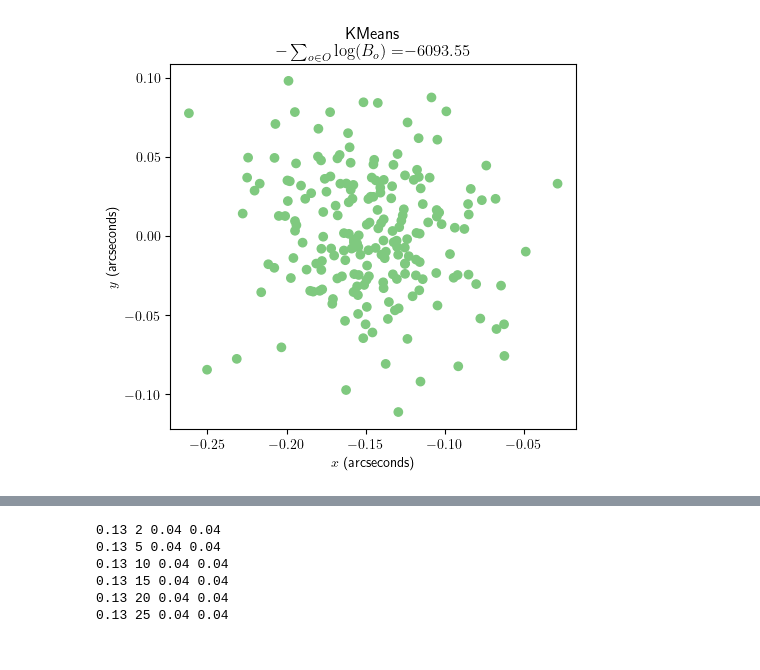
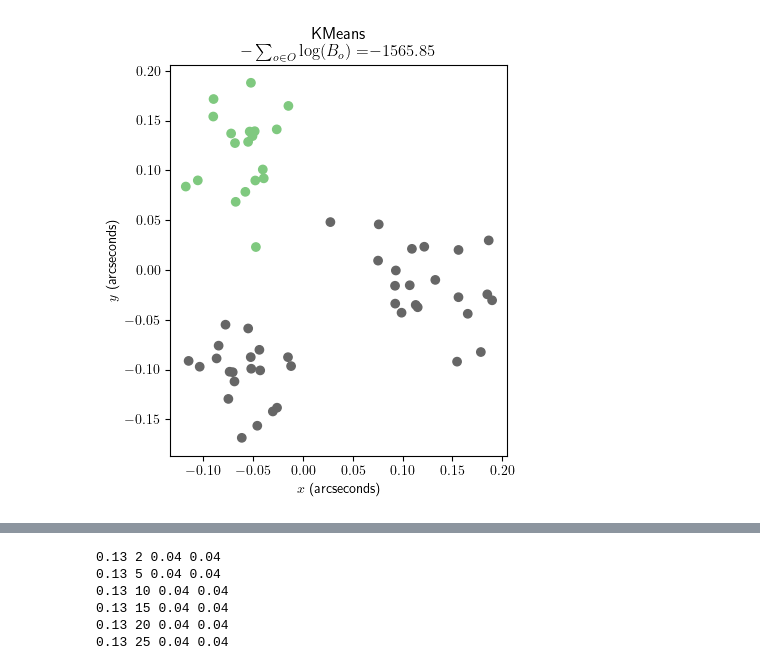
Before and after one commit to jacobf18/astronomical-matching, a Jupyter notebook: benchmark.ipynb, the cells around one changed output, grey strips where cells are left out. Saved outputs shown, nothing was run; the diff lists cells and outputs as text; code cells hidden in the pictures.

```diff
--- a/benchmark.ipynb
+++ b/benchmark.ipynb
@@ -25,7 +50,7 @@ ImportError: cannot import name 'stirling2' from 'astronomical_matching.utils' (
 cats = 30
 sigma1 = 0.04
 sigma2 = 0.04
-distance = 0.2
+distance = 0.10
 seed = 1
 
 df = simulate_two_objects(
@@ -385,17 +366,17 @@ def run_kmeans2(data_df: pd.DataFrame, min_k: int, max_k: int):
 # %%
-labels, _, _ = run_kmeans2(df, min_k=1, max_k=10)
+labels, _, _ = run_kmeans(df, min_k=1, max_k=10)
 
 plt.figure(figsize=(5, 5))
 plt.title(
     "KMeans\n" r"$-\sum_{{o\in O}}\log(B_o)=$" f"${neg_log_bayes(df,labels):.2f}$"
 )
 plt.xlabel("$x$ (arcseconds)")
 plt.ylabel("$y$ (arcseconds)")
 plt.scatter(
     df["coord1 (arcseconds)"], df["coord2 (arcseconds)"], c=labels, cmap="Accent"
 )
 plt.tight_layout()
 ax = plt.gca()
 ax.set_aspect("equal")
 # %% [output]
-[figure, old version]
+[figure, new version]
```
Also changed, not shown: parts of 10 cells of this notebook, 2 other files.
